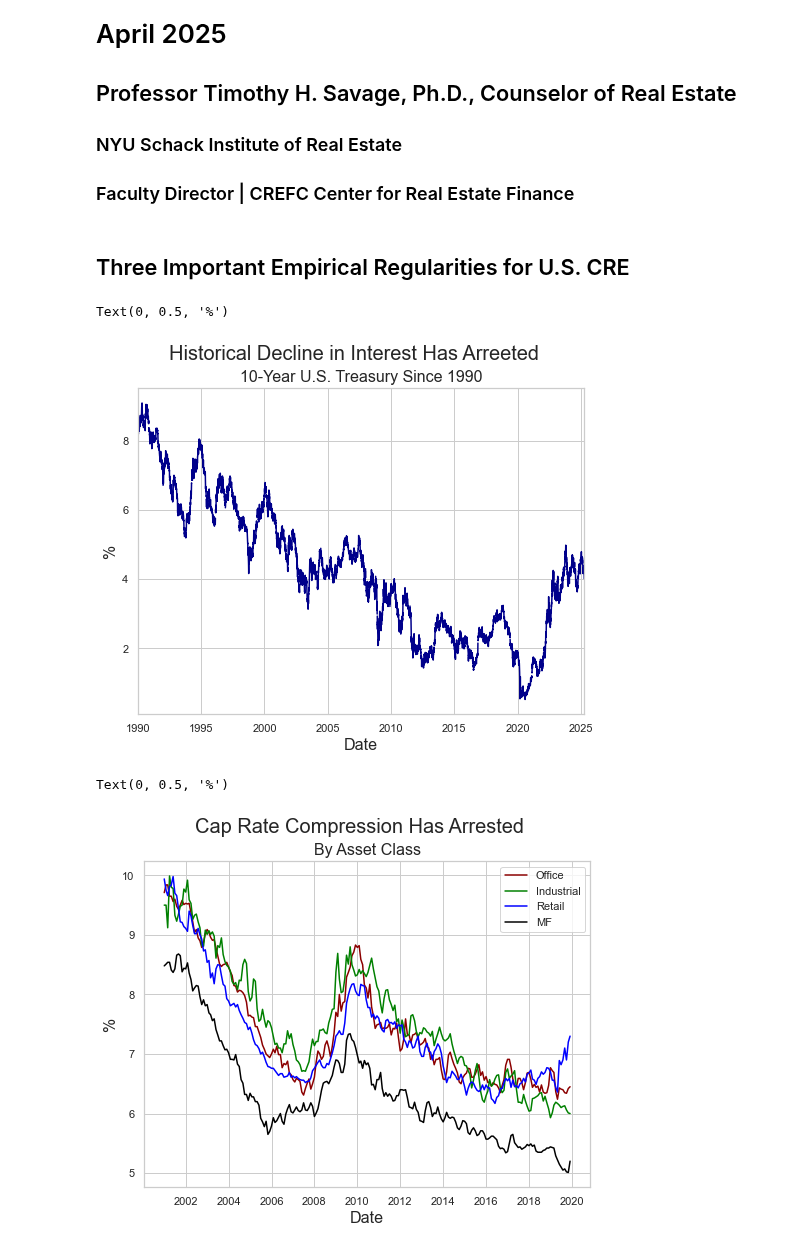
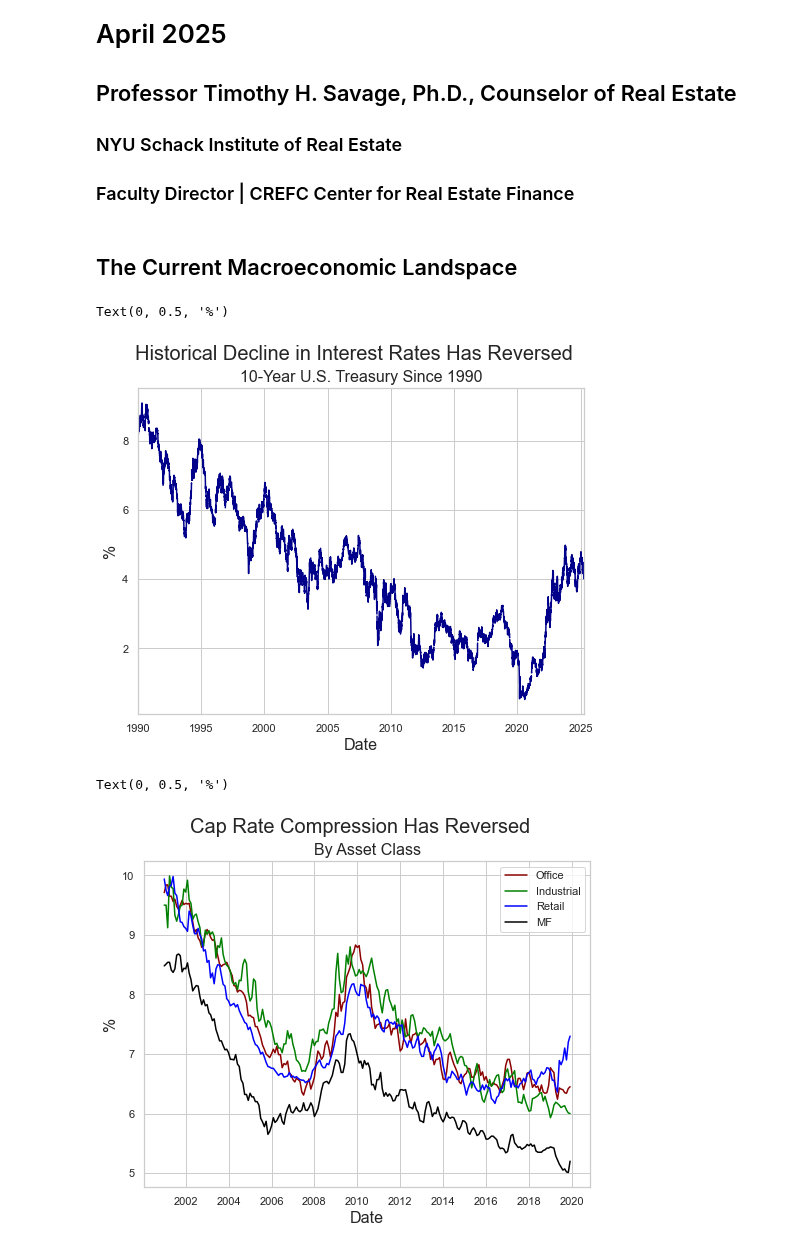
Before and after one commit to thsavage/Macroeconomic-Talking-Points, a Jupyter notebook: CURA Presentation April 2025.ipynb, the cells around one changed output. Drawn from its saved outputs; the diff is of its cells as text; code cells hidden in the pictures.

```diff
--- a/CURA Presentation April 2025.ipynb
+++ b/CURA Presentation April 2025.ipynb
@@ -26,8 +26,8 @@ sns.set(context='notebook', style='whitegrid', palette='deep', font='sans-serif'
 import datetime as dt
 from fredapi import Fred
 fred = Fred(api_key='30e6ecb242a73869e11cb35f6aa3afc3')
-# %% [markdown]
-## Three Important Empirical Regularities for U.S. CRE
+# %% [markdown]
+## The Current Macroeconomic Landspace
 # %%
 ten_year = fred.get_series("DGS10", observation_start='1990-01-01').dropna()
 one_year = fred.get_series("DGS1", observation_start='1990-01-01').dropna()
@@ -35,20 +35,20 @@ three_month = fred.get_series("DGS3MO", observation_start='1990-01-01').dropna()
 # %%
 ten_year = fred.get_series("DGS10", observation_start='1990-01-01')
 ten_year.plot(color='darkblue', figsize=(8, 6))
-plt.suptitle('Historical Decline in Interest Has Arreeted', fontsize=20)
+plt.suptitle('Historical Decline in Interest Rates Has Reversed', fontsize=20)
 plt.title('10-Year U.S. Treasury Since 1990', fontsize=16)
 plt.xlabel('Date', fontsize=16)
 plt.ylabel('%', fontsize=16)
 # %% [output]
 Text(0, 0.5, '%')
-[figure, old version]
+[figure, new version]
 # %%
 cap_rates = pd.read_excel("cap rates.xls", index_col='Date')
 cap_rates = cap_rates.drop(['GT10'], axis=1)
 cap_rates = cap_rates.rename(columns={"Retail":"R", "Multifam":"M", "Indust":"I", "Office":"O"})
 
 plt.figure(figsize = (8, 6))
-plt.suptitle("Cap Rate Compression Has Arrested", fontsize=20)
+plt.suptitle("Cap Rate Compression Has Reversed", fontsize=20)
 plt.title("By Asset Class", fontsize=16)
 plt.plot(cap_rates['O'], label='Office', c='darkred')
 plt.plot(cap_rates['I'], label='Industrial', c='green')
@@ -59,7 +59,7 @@ plt.xlabel('Date', fontsize=16)
 plt.ylabel('%', fontsize=16)
 # %% [output]
 Text(0, 0.5, '%')
-[figure, old version]
+[figure, new version]
 # %%
 ten_year.plot(c='darkblue', label='10 Year', figsize=(8, 6), )
 three_month.plot(color='darkred', label='Three Month')
```
Also changed, not shown: parts of 28 cells of this notebook.
